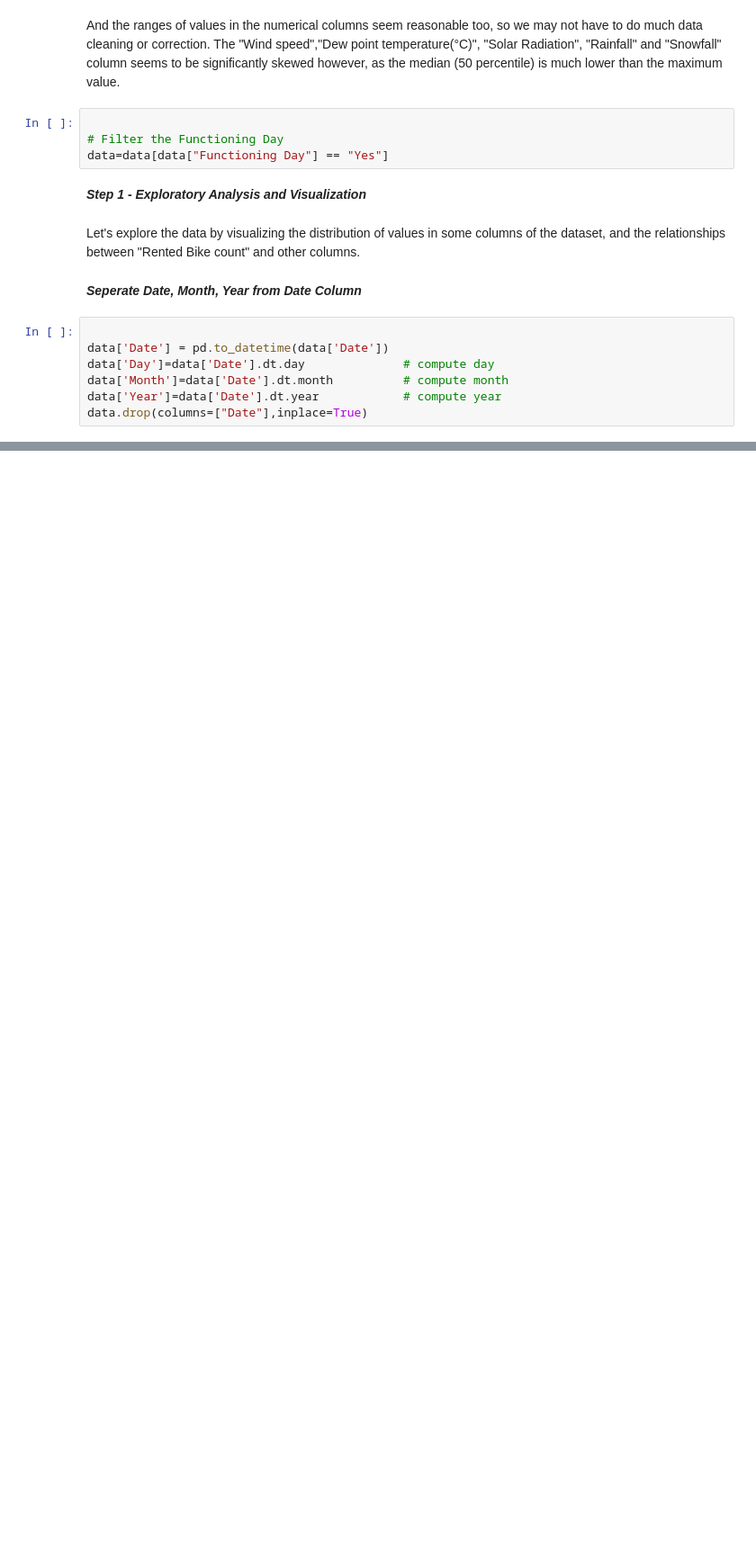
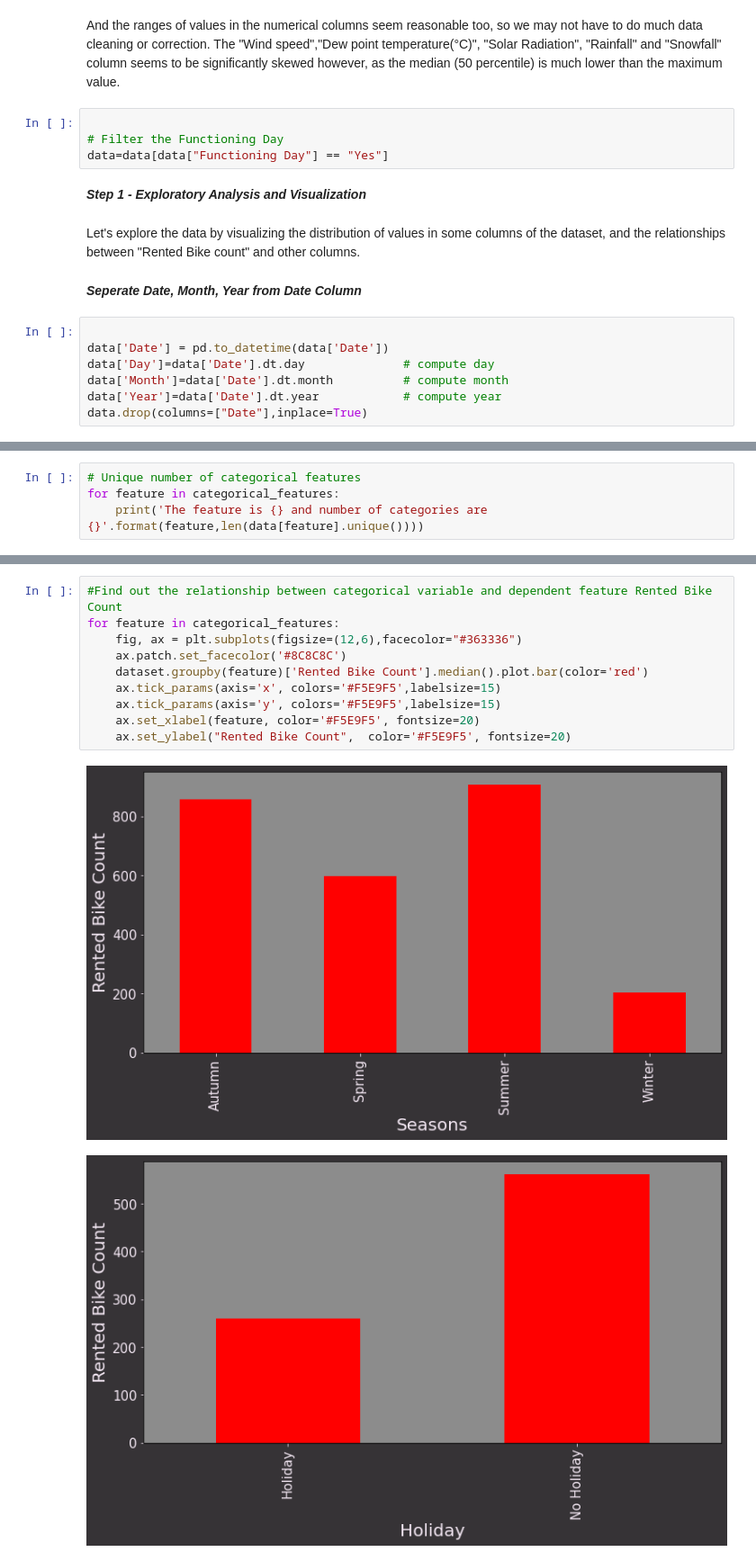
Before and after one commit to Amit-95/Bike_sharing_demand_pred, a Jupyter notebook: Bike_Sharing_Demand_Prediction_Capstone_Project.ipynb, the cells around one changed output, grey strips where cells are left out. Shown: that part at 90% size. Cells and saved outputs as stored; diff of their text form; blank space fills up the shorter version.

```diff
--- a/Bike_Sharing_Demand_Prediction_Capstone_Project.ipynb
+++ b/Bike_Sharing_Demand_Prediction_Capstone_Project.ipynb
@@ -241,0 +357,4 @@ data.drop(columns=["Date"],inplace=True)
+# %%
+# Unique number of categorical features
+for feature in categorical_features:
+    print('The feature is {} and number of categories are {}'.format(feature,len(data[feature].unique())))
@@ -241,0 +365,13 @@ data.drop(columns=["Date"],inplace=True)
+# %%
+#Find out the relationship between categorical variable and dependent feature Rented Bike Count
+for feature in categorical_features:
+    fig, ax = plt.subplots(figsize=(12,6),facecolor="#363336")
+    ax.patch.set_facecolor('#8C8C8C')
+    dataset.groupby(feature)['Rented Bike Count'].median().plot.bar(color='red')
+    ax.tick_params(axis='x', colors='#F5E9F5',labelsize=15)
+    ax.tick_params(axis='y', colors='#F5E9F5',labelsize=15)
+    ax.set_xlabel(feature, color='#F5E9F5', fontsize=20)
+    ax.set_ylabel("Rented Bike Count",  color='#F5E9F5', fontsize=20)
+# %% [output]
+[figure, added]
+[figure, added]
```
Also changed, not shown: parts of 18 cells of this notebook.
